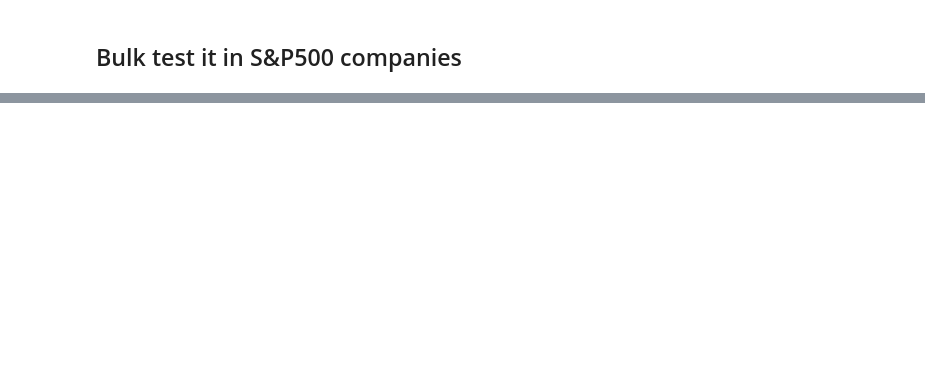
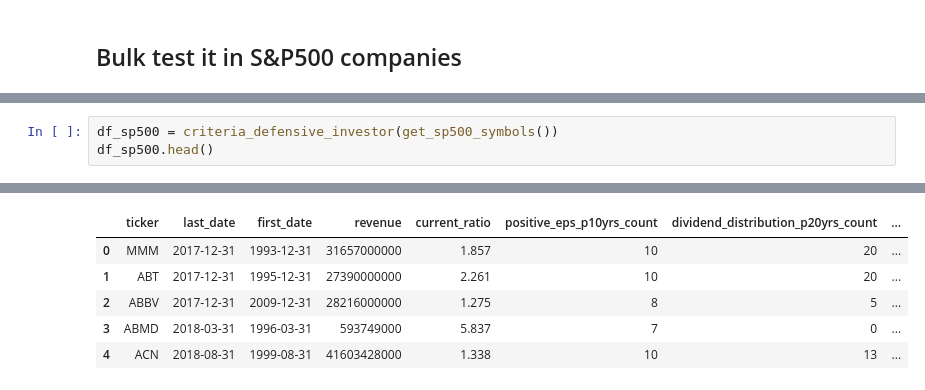
Before and after one commit to ucals/quandl, a Jupyter notebook: Stock Selection for the Defensive Investor.ipynb, the cells around one changed output, grey strips where cells are left out. Drawn from its saved outputs; the diff is of its cells as text; blank space fills up the shorter version.

```diff
--- a/Stock Selection for the Defensive Investor.ipynb
+++ b/Stock Selection for the Defensive Investor.ipynb
@@ -224,0 +309,4 @@ with open('output.txt', 'w') as f:
+# %%
+df_sp500 = criteria_defensive_investor(get_sp500_symbols())
+df_sp500.head()
+# %% [output]
@@ -224,0 +314,6 @@ with open('output.txt', 'w') as f:
+|  | ticker | last_date | first_date | revenue | current_ratio | positive_eps_p10yrs_count | dividend_distribution_p20yrs_count | ... |
+| 0 | MMM | 2017-12-31 | 1993-12-31 | 31657000000 | 1.857 | 10 | 20 | ... |
+| 1 | ABT | 2017-12-31 | 1995-12-31 | 27390000000 | 2.261 | 10 | 20 | ... |
+| 2 | ABBV | 2017-12-31 | 2009-12-31 | 28216000000 | 1.275 | 8 | 5 | ... |
+| 3 | ABMD | 2018-03-31 | 1996-03-31 | 593749000 | 5.837 | 7 | 0 | ... |
+| 4 | ACN | 2018-08-31 | 1999-08-31 | 41603428000 | 1.338 | 10 | 13 | ... |
```
Also changed, not shown: parts of 26 cells of this notebook.
